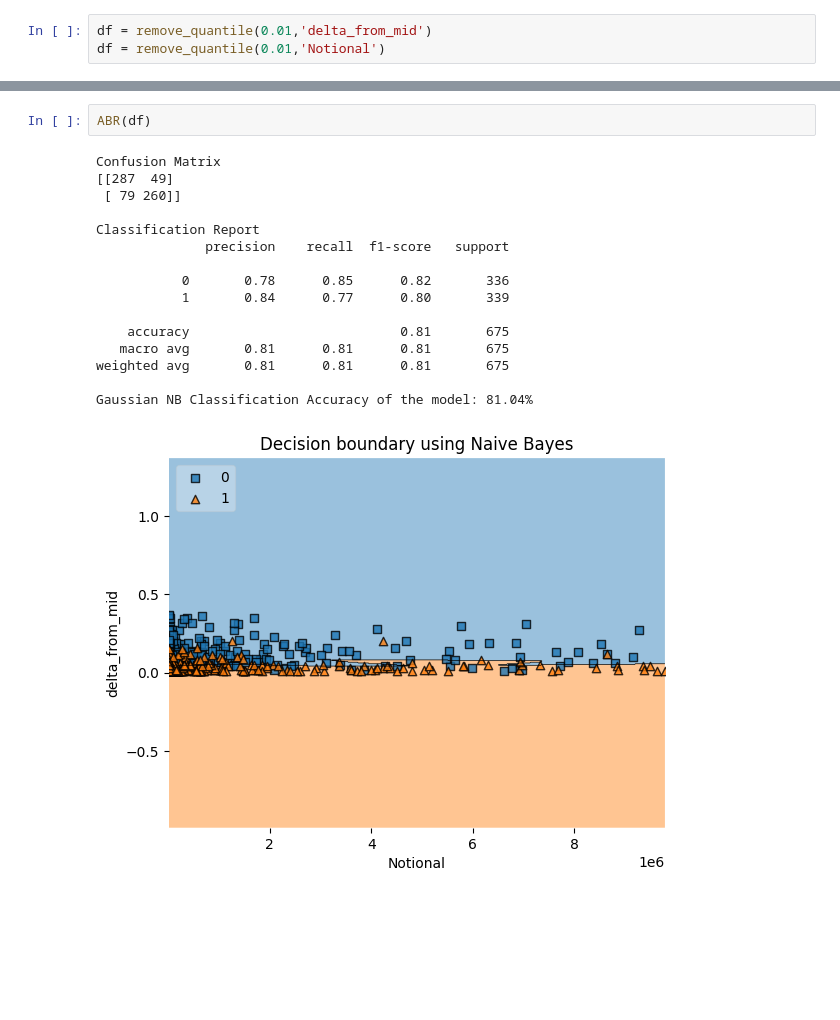
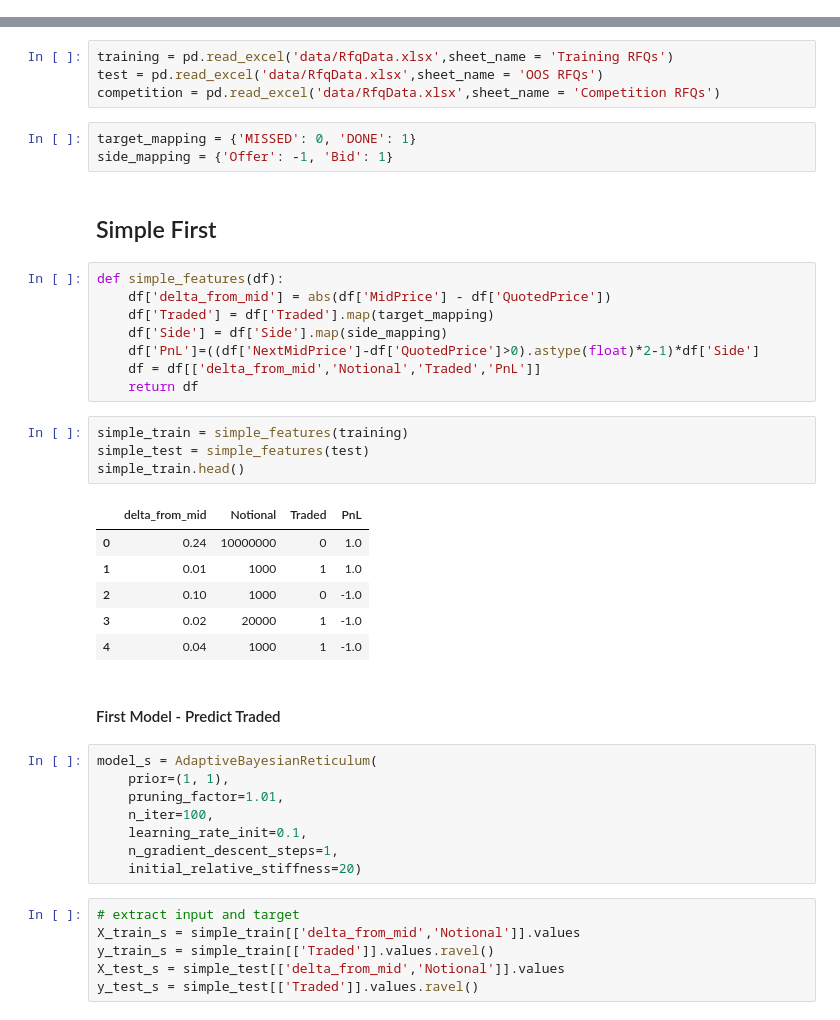
Before and after one commit to Davidfdaf/RFQ-project, a Jupyter notebook: RFQ.ipynb, the cells around one changed output, grey strips where cells are left out. Cells and saved outputs as stored; diff of their text form; blank space fills up the shorter version.

```diff
--- a/RFQ.ipynb
+++ b/RFQ.ipynb
@@ -164,3 +26,0 @@ def remove_quantile(n,col):
-# %%
-df = remove_quantile(0.01,'delta_from_mid')
-df = remove_quantile(0.01,'Notional')
@@ -190,19 +27,44 @@ Gaussian NB Classification Accuracy of the model: 49.78%
-# %%
-ABR(df)
-# %% [output]
-Confusion Matrix
-[[287  49]
- [ 79 260]]
-
-Classification Report
-              precision    recall  f1-score   support
-
-           0       0.78      0.85      0.82       336
-           1       0.84      0.77      0.80       339
-
-    accuracy                           0.81       675
-   macro avg       0.81      0.81      0.81       675
-weighted avg       0.81      0.81      0.81       675
-
-Gaussian NB Classification Accuracy of the model: 81.04%
-[figure, removed]
+# %%
+training = pd.read_excel('data/RfqData.xlsx',sheet_name = 'Training RFQs')
+test = pd.read_excel('data/RfqData.xlsx',sheet_name = 'OOS RFQs')
+competition = pd.read_excel('data/RfqData.xlsx',sheet_name = 'Competition RFQs')
+# %%
+target_mapping = {'MISSED': 0, 'DONE': 1}
+side_mapping = {'Offer': -1, 'Bid': 1}
+# %% [markdown]
+## Simple First
+# %%
+def simple_features(df):
+    df['delta_from_mid'] = abs(df['MidPrice'] - df['QuotedPrice'])
+    df['Traded'] = df['Traded'].map(target_mapping)
+    df['Side'] = df['Side'].map(side_mapping)
+    df['PnL']=((df['NextMidPrice']-df['QuotedPrice']>0).astype(float)*2-1)*df['Side']
+    df = df[['delta_from_mid','Notional','Traded','PnL']]
+    return df
+# %%
+simple_train = simple_features(training)
+simple_test = simple_features(test)
+simple_train.head()
+# %% [output]
+|  | delta_from_mid | Notional | Traded | PnL |
+| 0 | 0.24 | 10000000 | 0 | 1.0 |
+| 1 | 0.01 | 1000 | 1 | 1.0 |
+| 2 | 0.10 | 1000 | 0 | -1.0 |
+| 3 | 0.02 | 20000 | 1 | -1.0 |
+| 4 | 0.04 | 1000 | 1 | -1.0 |
+# %% [markdown]
+#### First Model - Predict Traded
+# %%
+model_s = AdaptiveBayesianReticulum(
+    prior=(1, 1),
+    pruning_factor=1.01,
+    n_iter=100,
+    learning_rate_init=0.1,
+    n_gradient_descent_steps=1,
+    initial_relative_stiffness=20)
+# %%
+# extract input and target
+X_train_s = simple_train[['delta_from_mid','Notional']].values
+y_train_s = simple_train[['Traded']].values.ravel()
+X_test_s = simple_test[['delta_from_mid','Notional']].values
+y_test_s = simple_test[['Traded']].values.ravel()
```
Also changed, not shown: parts of 45 cells of this notebook.
